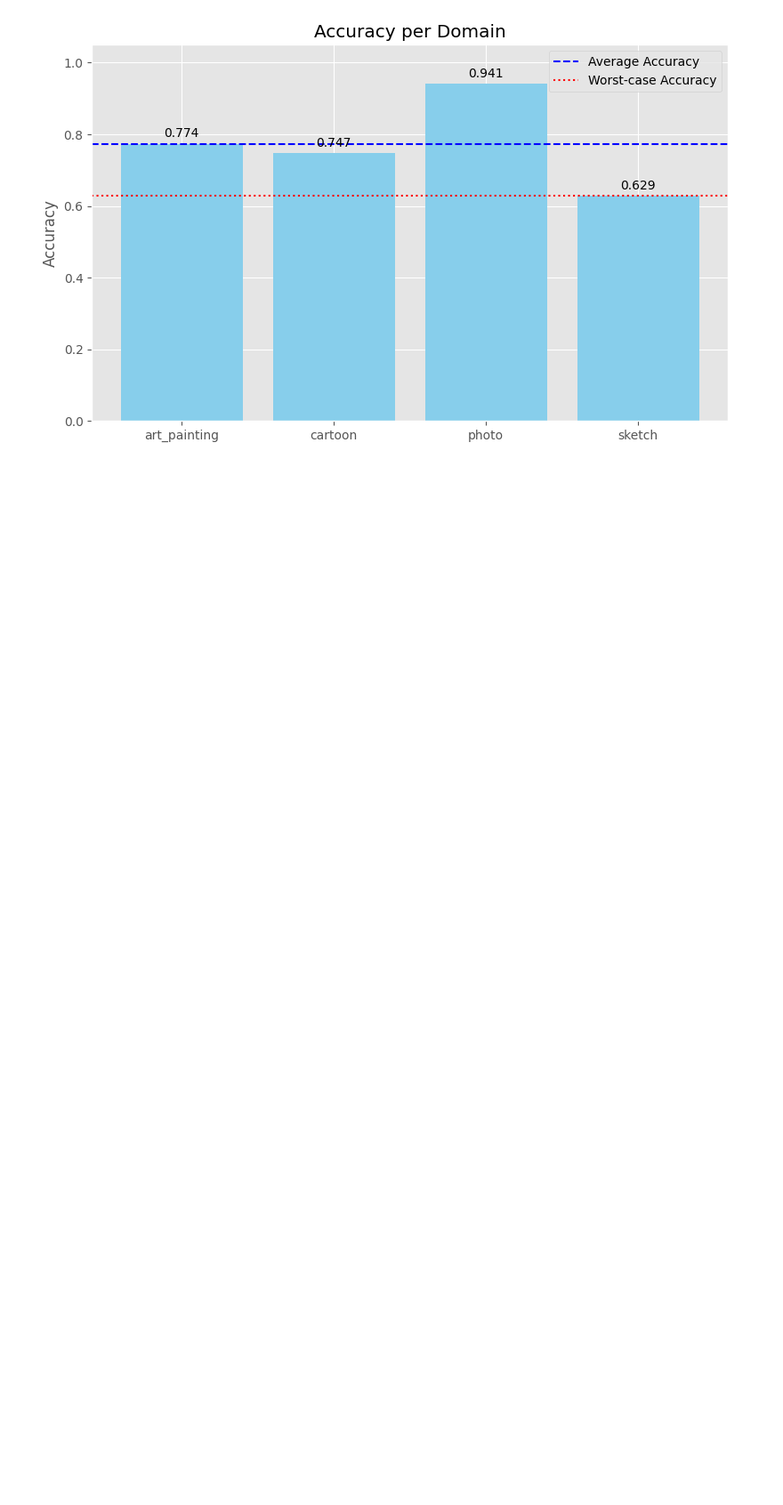
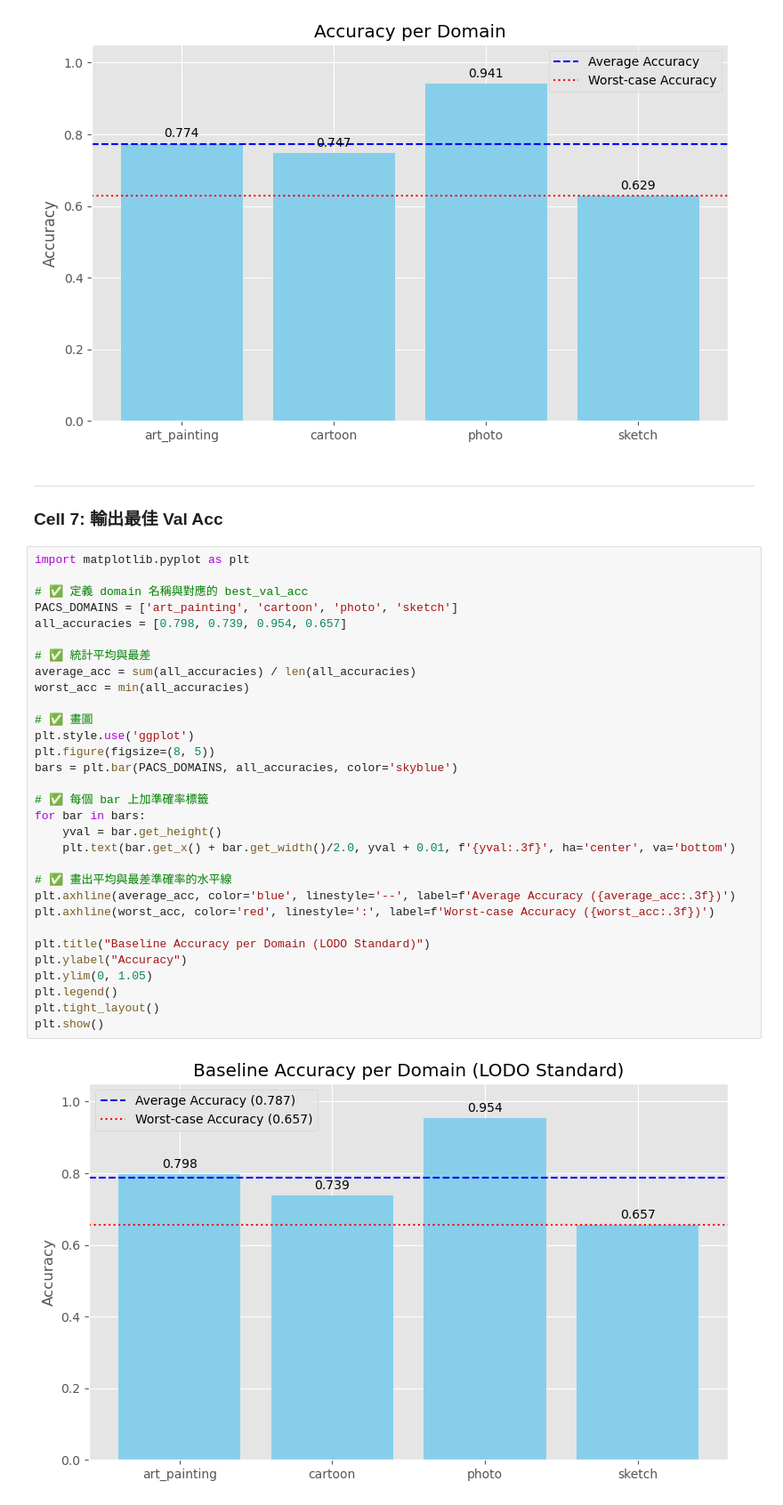
Before and after one commit to Linqiaoqiao2/xAI_Project_DG_Test-Time-Augmentation, a Jupyter notebook: Baseline/Pretrained_ResNet-18_Baseline.ipynb, the cells around one changed output. Shown at 89% size. Drawn from its saved outputs; the diff is of its cells as text; blank space fills up the shorter version.

Commit message:
Update baseline notebook and add upper bound evaluation script

```diff
--- a/Baseline/Pretrained_ResNet-18_Baseline.ipynb
+++ b/Baseline/Pretrained_ResNet-18_Baseline.ipynb
@@ -319,3 +319,40 @@ plt.tight_layout()
 plt.show()
 # %% [output]
 [figure]
+# %% [markdown]
+---
+
+### Cell 7: 輸出最佳 Val Acc
+# %%
+import matplotlib.pyplot as plt
+
+# ✅ 定義 domain 名稱與對應的 best_val_acc
+PACS_DOMAINS = ['art_painting', 'cartoon', 'photo', 'sketch']
+all_accuracies = [0.798, 0.739, 0.954, 0.657]
+
+# ✅ 統計平均與最差
+average_acc = sum(all_accuracies) / len(all_accuracies)
+worst_acc = min(all_accuracies)
+
+# ✅ 畫圖
+plt.style.use('ggplot')
+plt.figure(figsize=(8, 5))
+bars = plt.bar(PACS_DOMAINS, all_accuracies, color='skyblue')
+
+# ✅ 每個 bar 上加準確率標籤
+for bar in bars:
+    yval = bar.get_height()
+    plt.text(bar.get_x() + bar.get_width()/2.0, yval + 0.01, f'{yval:.3f}', ha='center', va='bottom')
+
+# ✅ 畫出平均與最差準確率的水平線
+plt.axhline(average_acc, color='blue', linestyle='--', label=f'Average Accuracy ({average_acc:.3f})')
+plt.axhline(worst_acc, color='red', linestyle=':', label=f'Worst-case Accuracy ({worst_acc:.3f})')
+
+plt.title("Baseline Accuracy per Domain (LODO Standard)")
+plt.ylabel("Accuracy")
+plt.ylim(0, 1.05)
+plt.legend()
+plt.tight_layout()
+plt.show()
+# %% [output]
+[figure, added]
```
Also changed, not shown: 1 other file.
